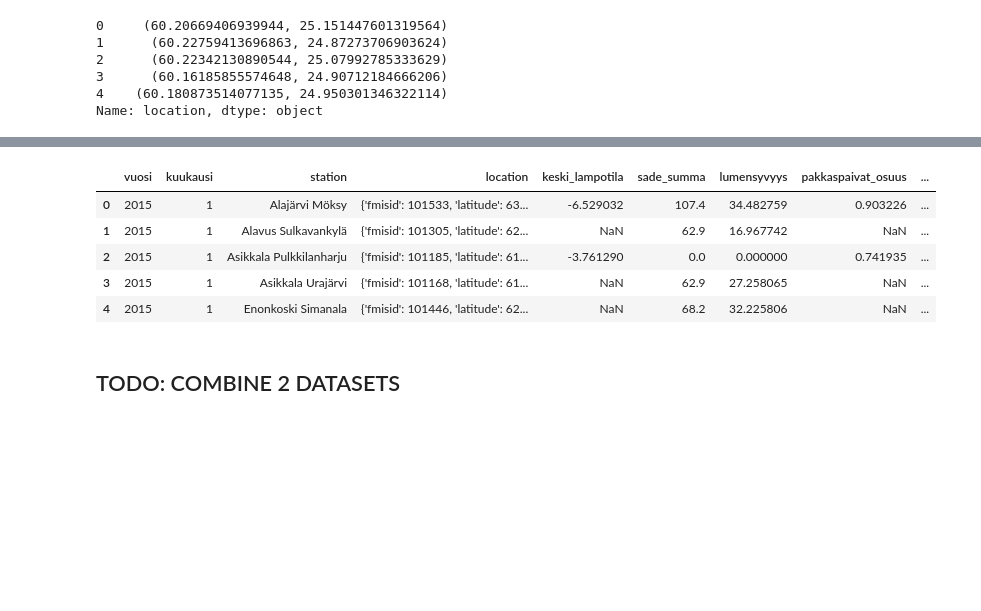
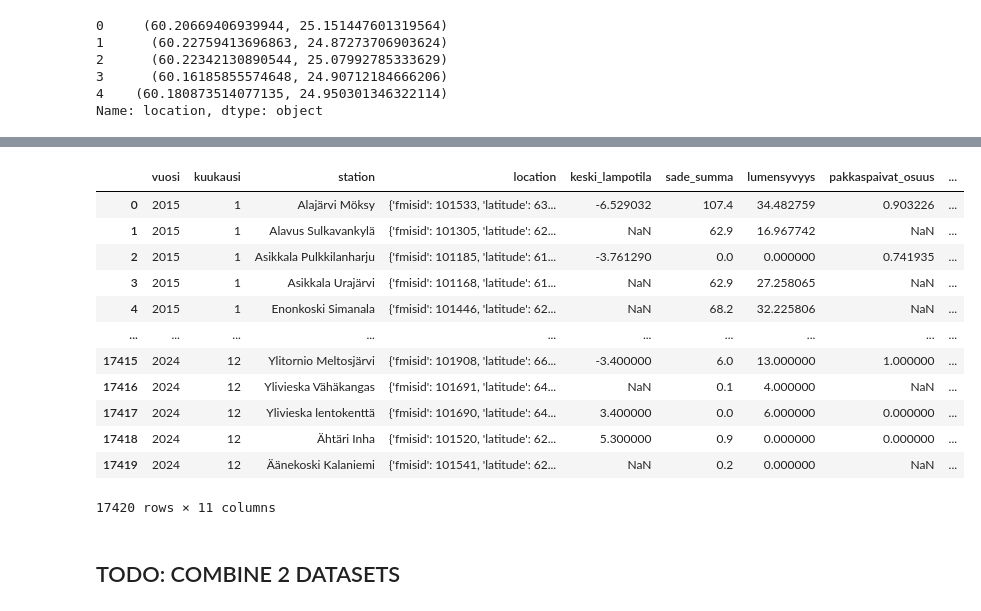
Before and after one commit to TopiAhola/data-and-ml-group5, a Jupyter notebook: project/traffic_accidents_analysis.ipynb, the cells around one changed output, grey strips where cells are left out. Saved outputs shown, nothing was run; the diff lists cells and outputs as text; code cells hidden in the pictures; blank space fills up the shorter version.

```diff
--- a/project/traffic_accidents_analysis.ipynb
+++ b/project/traffic_accidents_analysis.ipynb
@@ -728,18 +741,25 @@ Name: y, dtype: float64
 # %%
 weather_gdf = gpd.GeoDataFrame(
     df_weather_monthly_stations,
     geometry=gpd.points_from_xy(df_weather_monthly_stations["x"], df_weather_monthly_stations["y"]),
     crs="EPSG:4326"
 )
 weather_gdf = weather_gdf.to_crs(epsg=4326)
-weather_gdf.head()
+weather_gdf
 # %% [output]
 |  | vuosi | kuukausi | station | location | keski_lampotila | sade_summa | lumensyvyys | pakkaspaivat_osuus | ... |
 | 0 | 2015 | 1 | Alajärvi Möksy | {'fmisid': 101533, 'latitude': 63... | -6.529032 | 107.4 | 34.482759 | 0.903226 | ... |
 | 1 | 2015 | 1 | Alavus Sulkavankylä | {'fmisid': 101305, 'latitude': 62... | NaN | 62.9 | 16.967742 | NaN | ... |
 | 2 | 2015 | 1 | Asikkala Pulkkilanharju | {'fmisid': 101185, 'latitude': 61... | -3.761290 | 0.0 | 0.000000 | 0.741935 | ... |
 | 3 | 2015 | 1 | Asikkala Urajärvi | {'fmisid': 101168, 'latitude': 61... | NaN | 62.9 | 27.258065 | NaN | ... |
 | 4 | 2015 | 1 | Enonkoski Simanala | {'fmisid': 101446, 'latitude': 62... | NaN | 68.2 | 32.225806 | NaN | ... |
+| ... | ... | ... | ... | ... | ... | ... | ... | ... | ... |
+| 17415 | 2024 | 12 | Ylitornio Meltosjärvi | {'fmisid': 101908, 'latitude': 66... | -3.400000 | 6.0 | 13.000000 | 1.000000 | ... |
+| 17416 | 2024 | 12 | Ylivieska Vähäkangas | {'fmisid': 101691, 'latitude': 64... | NaN | 0.1 | 4.000000 | NaN | ... |
+| 17417 | 2024 | 12 | Ylivieska lentokenttä | {'fmisid': 101690, 'latitude': 64... | 3.400000 | 0.0 | 6.000000 | 0.000000 | ... |
+| 17418 | 2024 | 12 | Ähtäri Inha | {'fmisid': 101520, 'latitude': 62... | 5.300000 | 0.9 | 0.000000 | 0.000000 | ... |
+| 17419 | 2024 | 12 | Äänekoski Kalaniemi | {'fmisid': 101541, 'latitude': 62... | NaN | 0.2 | 0.000000 | NaN | ... |
+17420 rows × 11 columns
 # %% [markdown]
 ## TODO: COMBINE 2 DATASETS
 # %%
```
Also changed, not shown: parts of 17 cells of this notebook.
